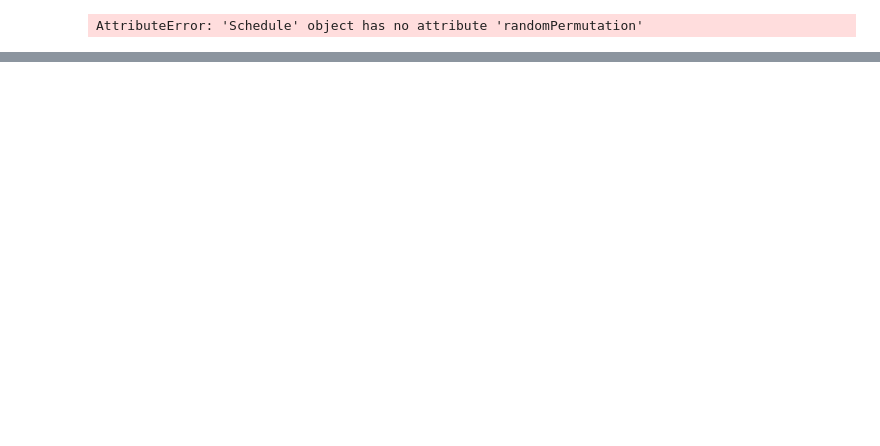
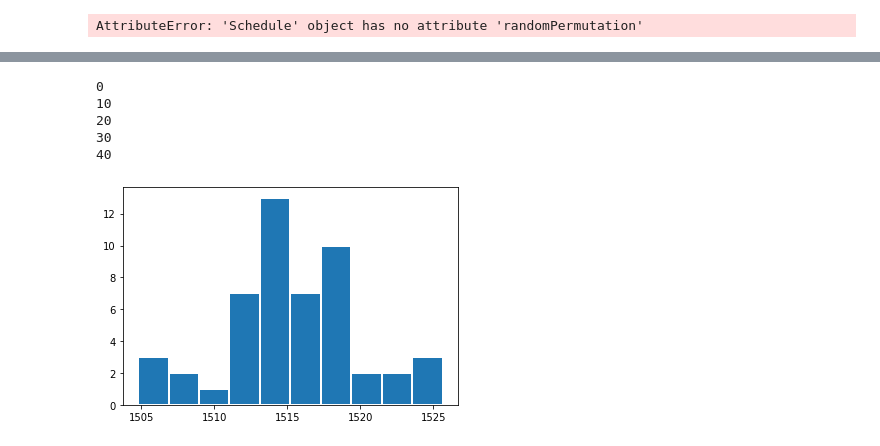
Before and after one commit to TedGraveson/GA-scheduling, a Jupyter notebook: Scheduling with Genetic Algorithms.ipynb, the cells around one changed output, grey strips where cells are left out. Drawn from its saved outputs; the diff is of its cells as text; code cells hidden in the pictures; blank space fills up the shorter version.

```diff
--- a/Scheduling with Genetic Algorithms.ipynb
+++ b/Scheduling with Genetic Algorithms.ipynb
@@ -74,5 +83,6 @@ def iteration_vs_makespan(makespan_list):
 # %%
 def makespan_hist(makespan_list):
     binwidth = 4
-    plt.hist(makespan_list, bins=range(min(makespan_list), max(makespan_list) + binwidth, binwidth), linewidth=2,
+    plt.hist(makespan_list, linewidth=2,
              edgecolor='white')
+    plt.show()
@@ -102,12 +88,0 @@ gantt_chart(child)
-# %%
-def run(filepath, iterations, pop_size, mutation_rate):
-    df, nums = get_problem(filepath)
-    initial_pop = [df_to_schedule(df, nums).randomize() for x in range(pop_size)]
-    current_pop = initial_pop
-    best_pop = initial_pop
-    f= [s.makespan() for s in current_pop]
-    best_fitness = sum(f)
-    print(f)
-    print(GA.fitness_indexes(current_pop))
-
-run("dataset/ta030.txt", 10, 10, 0.3)
@@ -225,0 +175,36 @@ class GA():
+# %%
+p_size = 150
+# jobs = []
+# jobs.append(Job([4,2], 1))
+# jobs.append(Job([5,6], 2))
+# jobs.append(Job([9,8], 3))
+# jobs.append(Job([7,1], 4))
+# jobs.append(Job([3,11], 5))
+
+df, nums = get_problem("dataset/ta001.txt")
+avg = []
+s = df_to_schedule(df, nums)
+for x in range(50):
+    random_pop = [s.random_copy() for x in range(p_size)]
+    if(x % 10 == 0):
+        print(x)
+    avg.append(sum([s.makespan() for s in random_pop])/p_size)
+
+#     if(x % 100 == 0):
+#         print(min([s.makespan() for s in random_pop]))
+makespan_hist(avg)
+
+# avg_roulette = []
+# for x in range(500):
+#     random_pop = [Schedule(jobs, 2).randomize() for x in range(p_size + 50)]
+#     better = GA.roulette_selection(random_pop, 100)
+#     assert(len(better) == 100)
+#     avg_roulette.append(sum([s.makespan() for s in better])/p_size)
+# makespan_hist(avg_roulette)
+# %% [output]
+0
+10
+20
+30
+40
+[figure, added]
```
Also changed, not shown: parts of 15 cells of this notebook, 1 other file.
